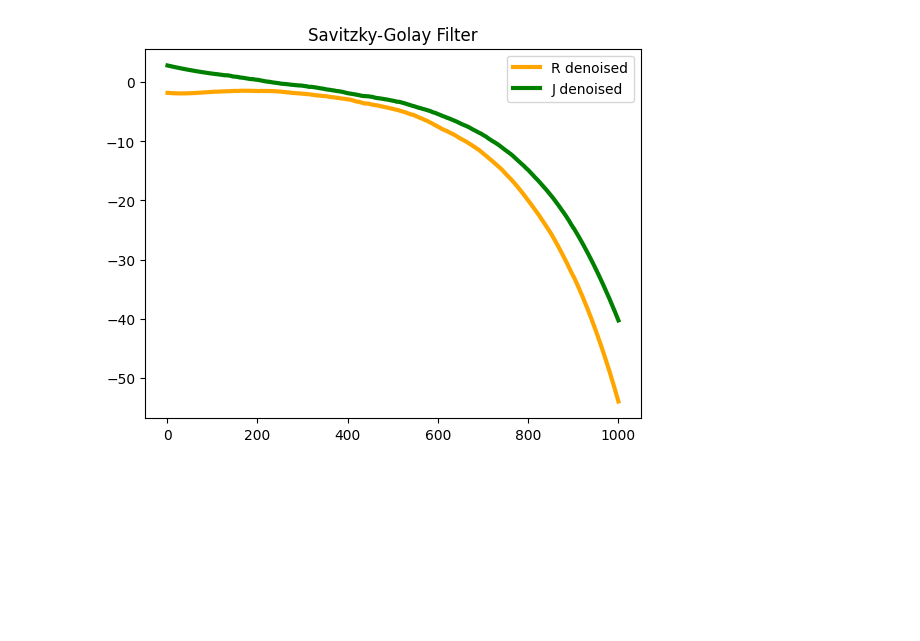
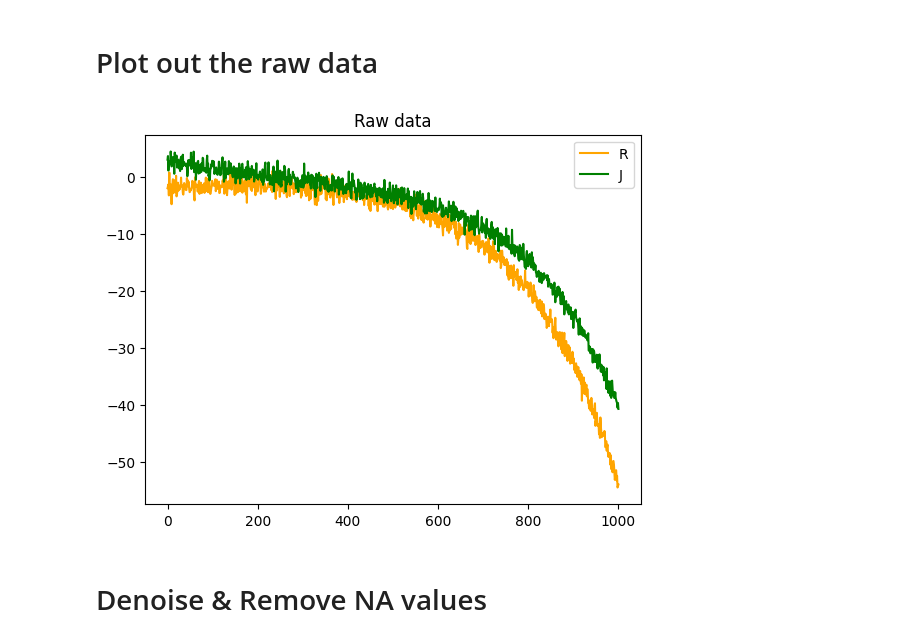
Before and after one commit to hwanzar/dynamic-of-love, a Jupyter notebook: Exercise_4.ipynb, the cells around one changed output. Drawn from its saved outputs; the diff is of its cells as text; code cells hidden in the pictures; blank space fills up the shorter version.

```diff
--- a/Exercise_4.ipynb
+++ b/Exercise_4.ipynb
@@ -29,14 +0,0 @@ Overall, the Savitzky-Golay filter is a powerful tool for denoising and smoothin
-# %%
-from scipy.signal import savgol_filter
-
-denoised_R = savgol_filter(df["R"], window_length=200, polyorder=3)
-plt.plot(x_values, denoised_R, color="orange", lw=3, label="R denoised")
-
-denoised_J = savgol_filter(df["J"], window_length=200, polyorder=3)
-plt.plot(x_values, denoised_J, color="green", lw=3, label="J denoised")
-
-plt.legend()
-plt.title("Savitzky-Golay Filter")
-plt.show()
-# %% [output]
-[figure, removed]
@@ -42,0 +8,22 @@ plt.show()
+# %% [markdown]
+# Plot out the raw data
+# %%
+df = pd.read_excel('exact.xlsx')
+df.drop(columns = ['Unnamed: 0'], inplace = True)
+
+initial = np.array([[-2.0, 3.0]], dtype = np.float64)
+df = df.to_numpy().astype(np.float64)
+df = np.concatenate((initial, df), axis = 0)
+df = pd.DataFrame(df)
+
+
+plt.plot(df.iloc[:,0], color = "orange", label = "R")
+plt.plot(df.iloc[:,1], color = "green", label = "J")
+
+plt.title("Raw data")
+plt.legend()
+plt.show()
+# %% [output]
+[figure, added]
+# %% [markdown]
+# Denoise & Remove NA values
```
Also changed, not shown: parts of 12 cells of this notebook.
